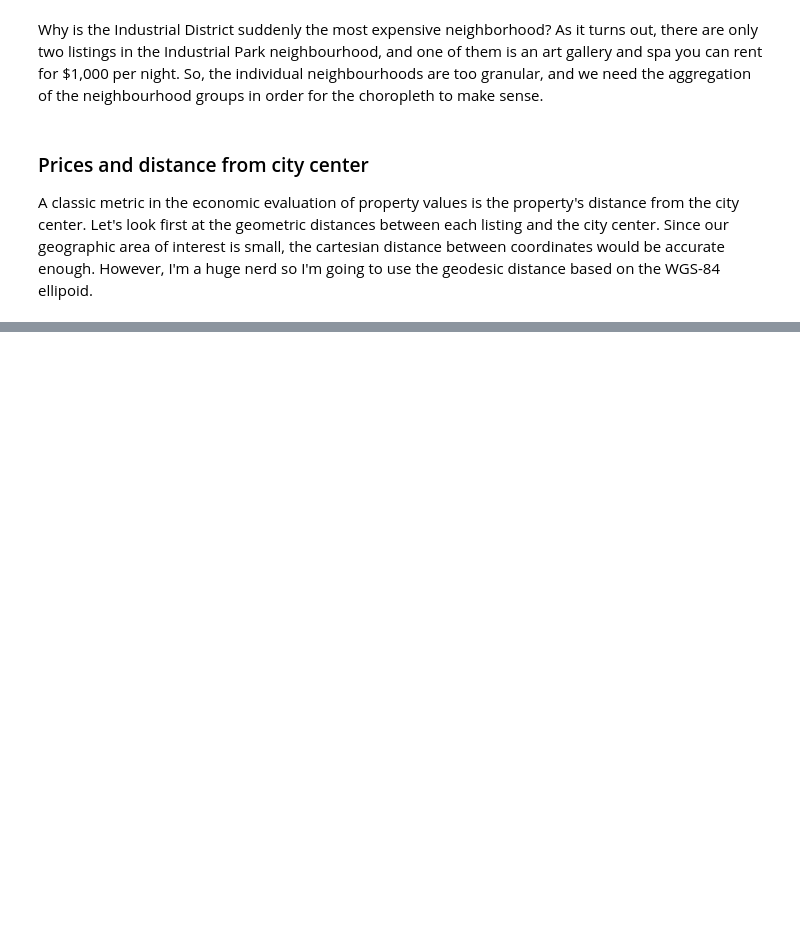
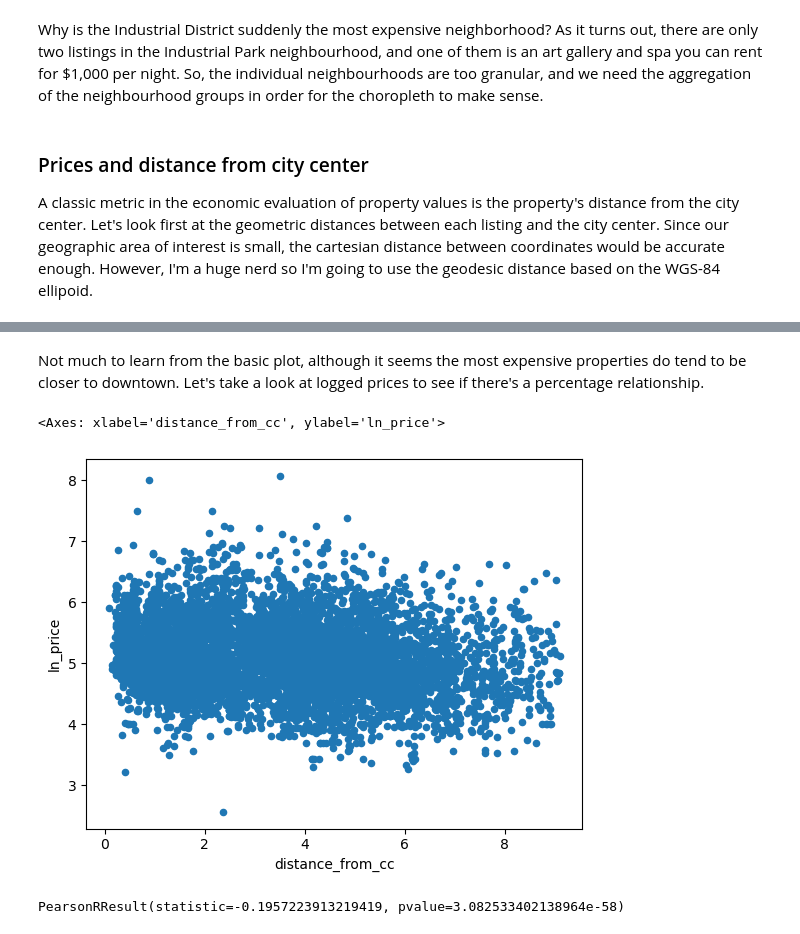
Before and after one commit to epistemetrica/udacity-blog-post-project, a Jupyter notebook: apw-blog-project.ipynb, the cells around one changed output, grey strips where cells are left out. Drawn from its saved outputs; the diff is of its cells as text; code cells hidden in the pictures; blank space fills up the shorter version.

```diff
--- a/apw-blog-project.ipynb
+++ b/apw-blog-project.ipynb
@@ -253,0 +261,15 @@ distance_df['distance_from_cc'] = distance_df.apply(lambda row: distance.distanc
+# %% [markdown]
+Not much to learn from the basic plot, although it seems the most expensive properties do tend to be closer to downtown. Let's take a look at logged prices to see if there's a percentage relationship.
+# %%
+#compute natural log of price
+distance_df['ln_price'] = np.log(distance_df.price)
+
+#plot
+distance_df.plot.scatter(x='distance_from_cc', y= 'ln_price')
+# %% [output]
+<Axes: xlabel='distance_from_cc', ylabel='ln_price'>
+[figure, added]
+# %%
+scipy.stats.pearsonr(distance_df.ln_price, distance_df.distance_from_cc)
+# %% [output]
+PearsonRResult(statistic=-0.1957223913219419, pvalue=3.082533402138964e-58)
```
Also changed, not shown: parts of 5 cells of this notebook.
